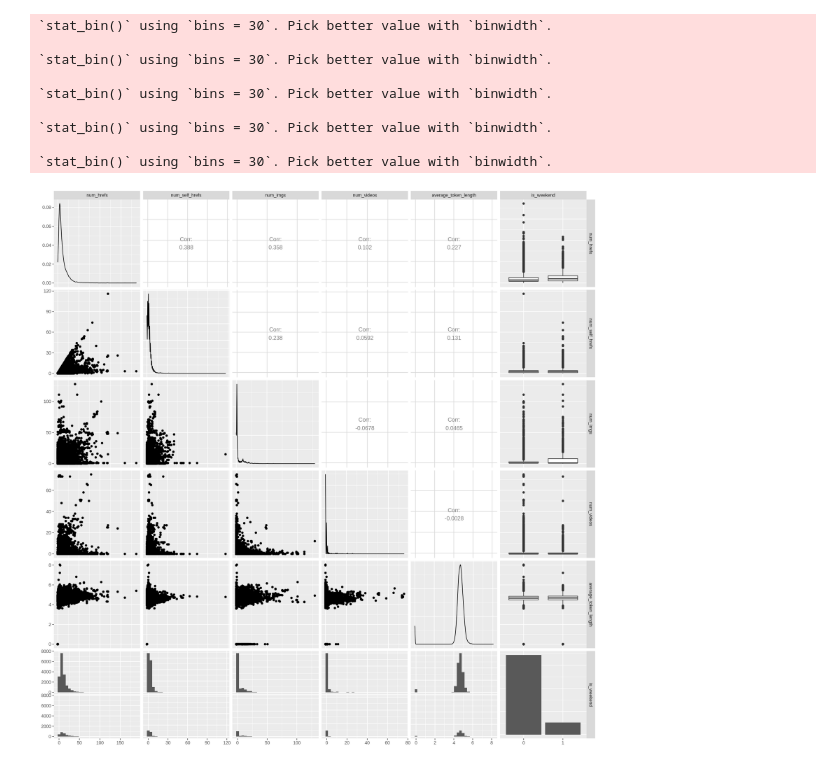
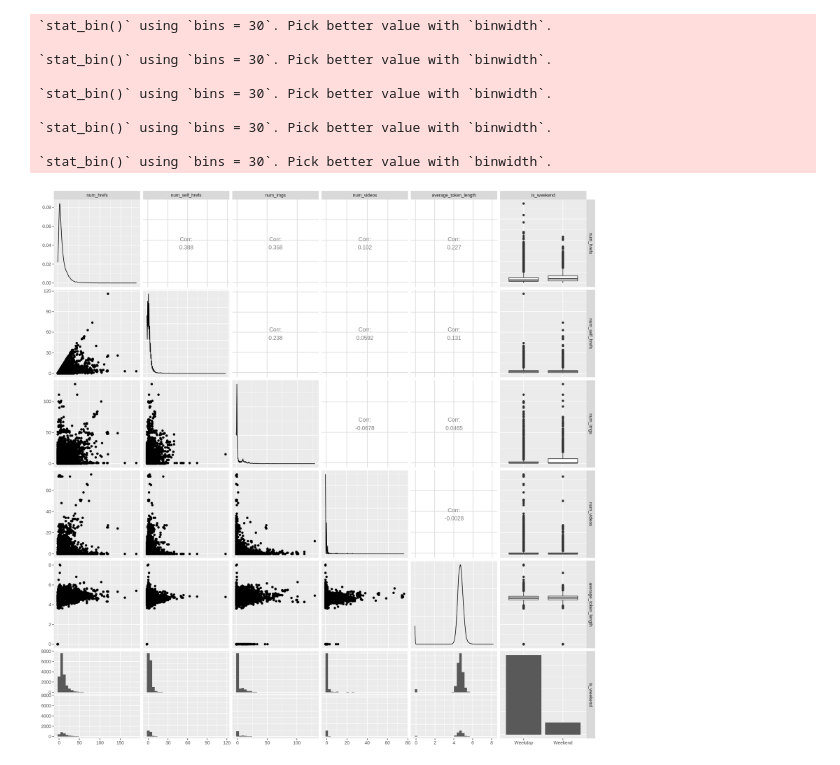
Before and after one commit to jonathho/DSCI100-Project, a Jupyter notebook: ProjectNotebook.ipynb, the cells around one changed output. Drawn from its saved outputs; the diff is of its cells as text; code cells hidden in the pictures.

Commit message:
clean, table, plot

```diff
--- a/ProjectNotebook.ipynb
+++ b/ProjectNotebook.ipynb
@@ -23,9 +24,16 @@ Warning message:
 options(repr.matrix.max.rows = 6)
 # Load in data and also select out columns related to publication date.
 news_data <- read_csv("https://docs.google.com/spreadsheets/d/e/2PACX-1vQqn7Dsf5KqcPHqcwKBwVpLiEczGNRusJeqmw_xhNsheA8anlCokXI7jDfOGfGKwjIENuB7ngwYsAiQ/pub?gid=1905386087&single=true&output=csv") %>%
-    mutate(is_weekend = as.factor(is_weekend)) %>%
     filter(!is.na(is_weekend)) %>%
-    select(-c(weekday_is_monday, weekday_is_tuesday, weekday_is_wednesday, weekday_is_thursday, weekday_is_friday, weekday_is_saturday, weekday_is_sunday))
+    select(-c(weekday_is_monday, weekday_is_tuesday, weekday_is_wednesday, weekday_is_thursday, weekday_is_friday, weekday_is_saturday, weekday_is_sunday)) %>%
+    select(-c(data_channel_is_lifestyle, data_channel_is_entertainment, data_channel_is_bus, data_channel_is_socmed, data_channel_is_tech, data_channel_is_world)) %>%
+    select(-c(url, timedelta))
+
+news_data$is_weekend <- as.character(news_data$is_weekend)
+news_data$is_weekend[news_data$is_weekend == "0"] <- "Weekday"
+news_data$is_weekend[news_data$is_weekend == "1"] <- "Weekend"
+news_data$is_weekend <- as.factor(news_data$is_weekend)
+
 news_data
 # %% [output]
 Parsed with column specification:
@@ -93,20 +160,17 @@ news_data_pairs1
 # %%
-options(repr.plot.width = 15, repr.plot.height = 15)
-
-library(GGally)
 news_data_pairs2 <- news_train %>%
   select(num_hrefs:average_token_length, is_weekend) %>%
   ggpairs()
 news_data_pairs2
 # %% [output]
 `stat_bin()` using `bins = 30`. Pick better value with `binwidth`.
 
 `stat_bin()` using `bins = 30`. Pick better value with `binwidth`.
 
 `stat_bin()` using `bins = 30`. Pick better value with `binwidth`.
 
 `stat_bin()` using `bins = 30`. Pick better value with `binwidth`.
 
 `stat_bin()` using `bins = 30`. Pick better value with `binwidth`.
-[figure, old version]
+[figure, new version]
 # %%
```
Also changed, not shown: parts of 12 cells of this notebook.
